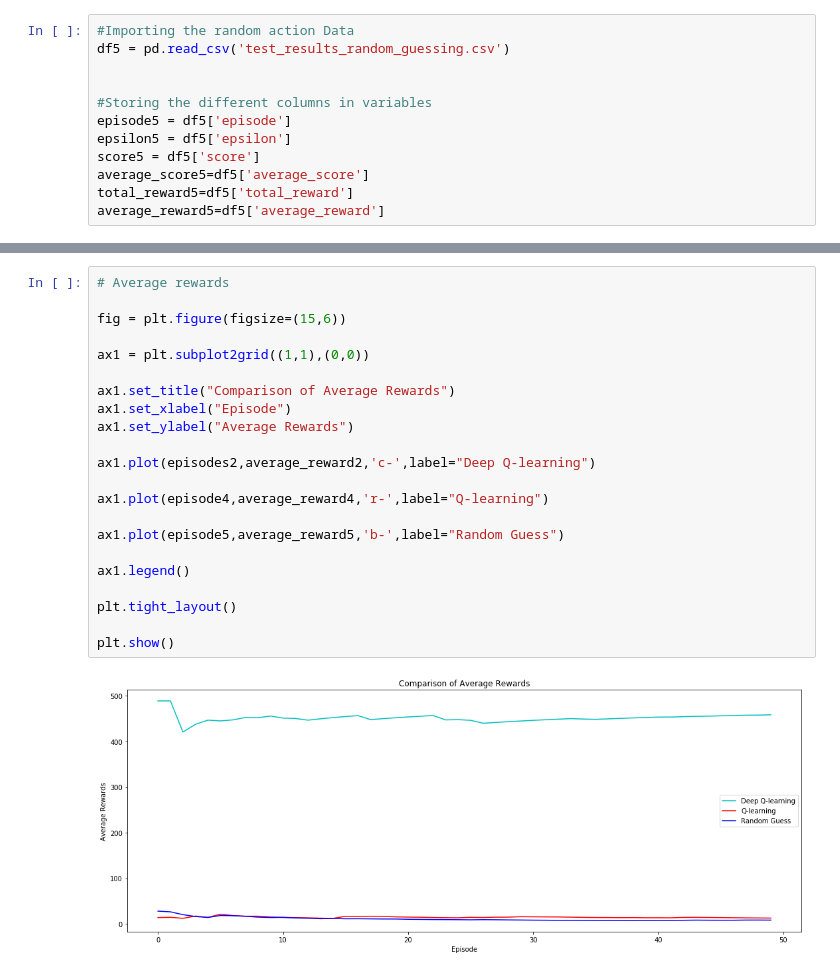
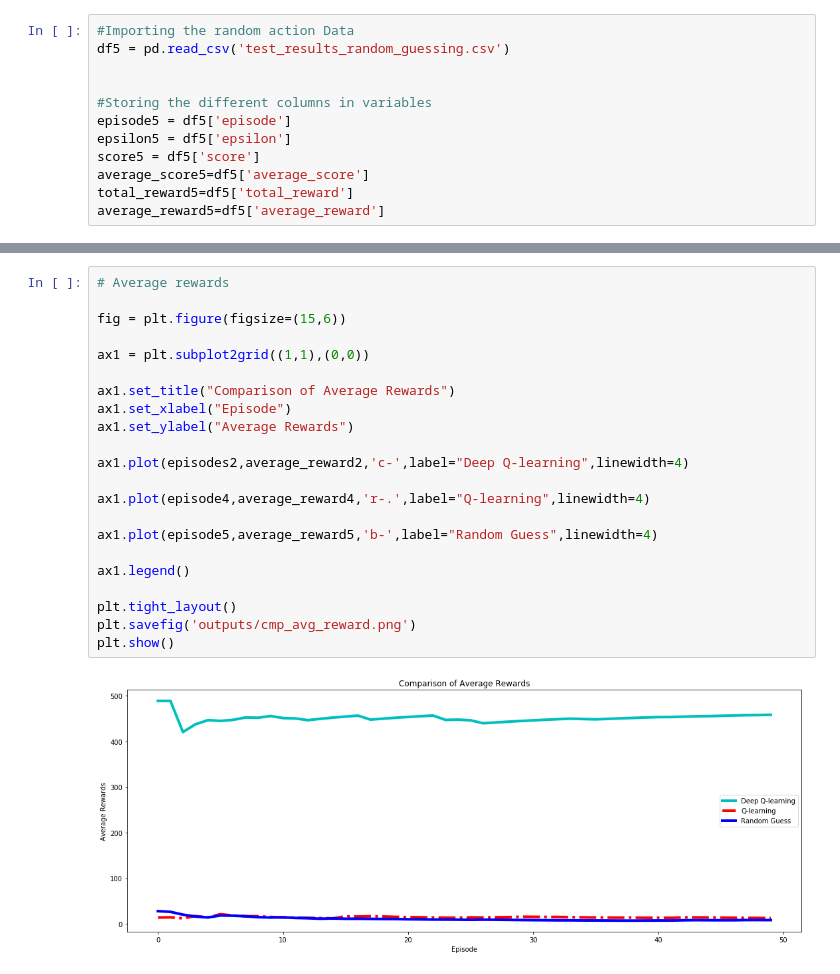
Before and after one commit to shobhitgupta01/major-project-plots, a Jupyter notebook: Cartpole/Cartpole Plots.ipynb, the cells around one changed output, grey strips where cells are left out. Saved outputs shown, nothing was run; the diff lists cells and outputs as text.

```diff
--- a/Cartpole/Cartpole Plots.ipynb
+++ b/Cartpole/Cartpole Plots.ipynb
@@ -715,24 +735,24 @@ plt.show()
 # %%
 # Average rewards
 
 fig = plt.figure(figsize=(15,6))
 
 ax1 = plt.subplot2grid((1,1),(0,0))
 
 ax1.set_title("Comparison of Average Rewards")
 ax1.set_xlabel("Episode")
 ax1.set_ylabel("Average Rewards")
 
-ax1.plot(episodes2,average_reward2,'c-',label="Deep Q-learning")
+ax1.plot(episodes2,average_reward2,'c-',label="Deep Q-learning",linewidth=4)
 
-ax1.plot(episode4,average_reward4,'r-',label="Q-learning")
+ax1.plot(episode4,average_reward4,'r-.',label="Q-learning",linewidth=4)
 
-ax1.plot(episode5,average_reward5,'b-',label="Random Guess")
+ax1.plot(episode5,average_reward5,'b-',label="Random Guess",linewidth=4)
 
 ax1.legend()
 
 plt.tight_layout()
-
+plt.savefig('outputs/cmp_avg_reward.png')
 plt.show()
 # %% [output]
-[figure, old version]
+[figure, new version]
```
Also changed, not shown: parts of 32 cells of this notebook, 56 other files.
